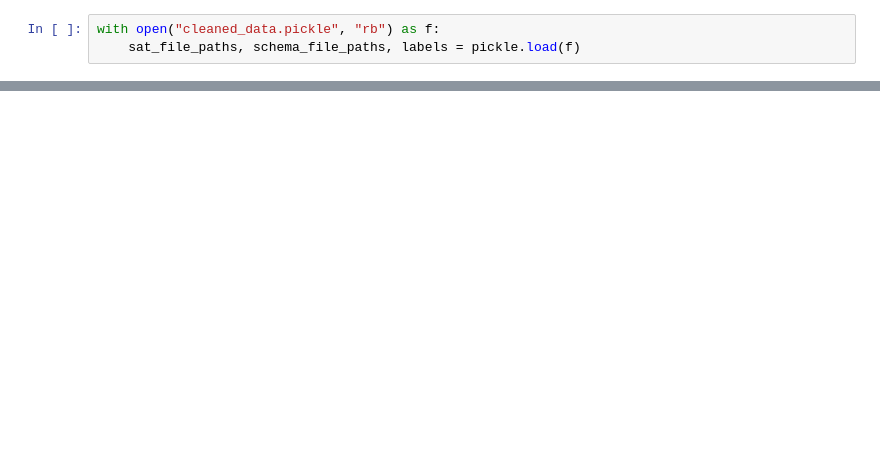
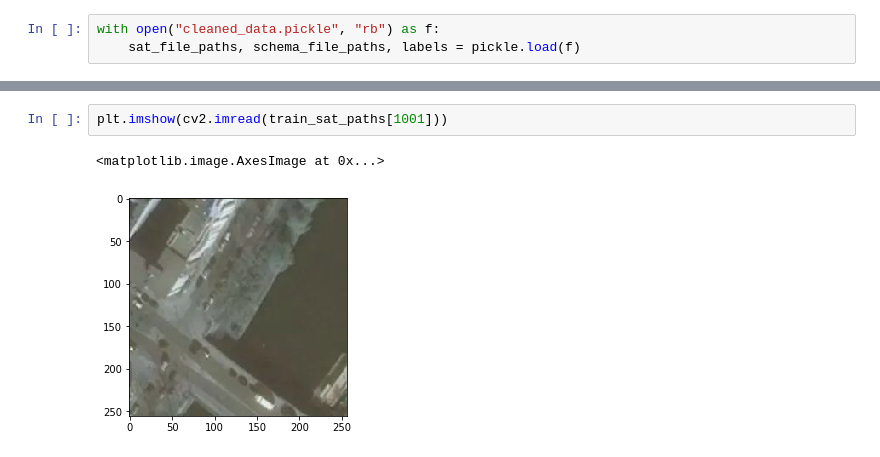
Before and after one commit to golovasteek/maps_quality, a Jupyter notebook: TensorFlownTrain.ipynb, the cells around one changed output, grey strips where cells are left out. Drawn from its saved outputs; the diff is of its cells as text; blank space fills up the shorter version.

```diff
--- a/TensorFlownTrain.ipynb
+++ b/TensorFlownTrain.ipynb
@@ -281,0 +399,5 @@ with tf.Session(graph=graph) as session:
+# %%
+plt.imshow(cv2.imread(train_sat_paths[1001]))
+# %% [output]
+<matplotlib.image.AxesImage at 0x...>
+[figure, added]
```
Also changed, not shown: parts of 14 cells of this notebook.
